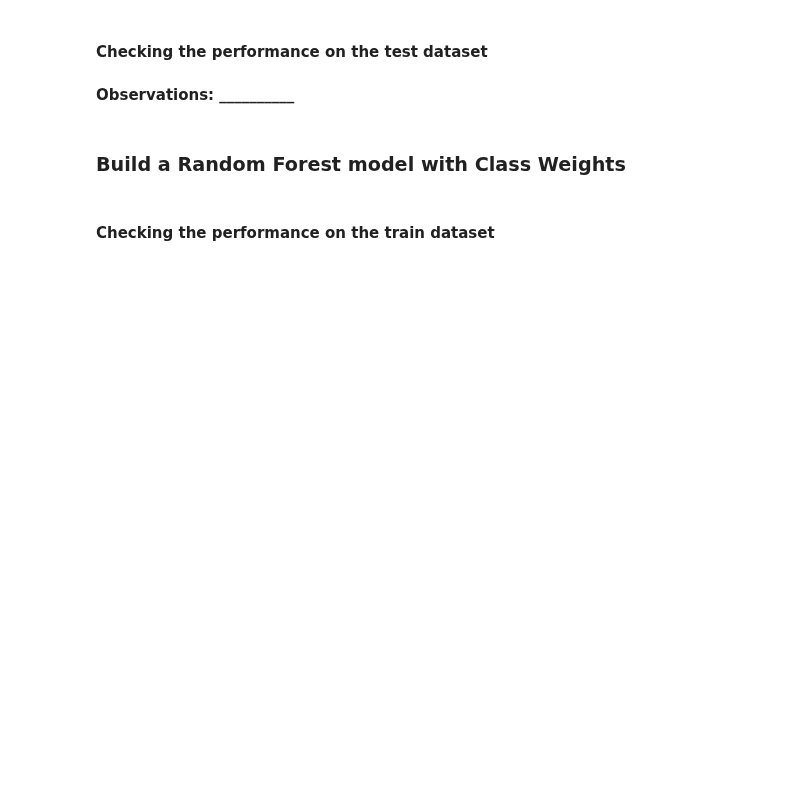
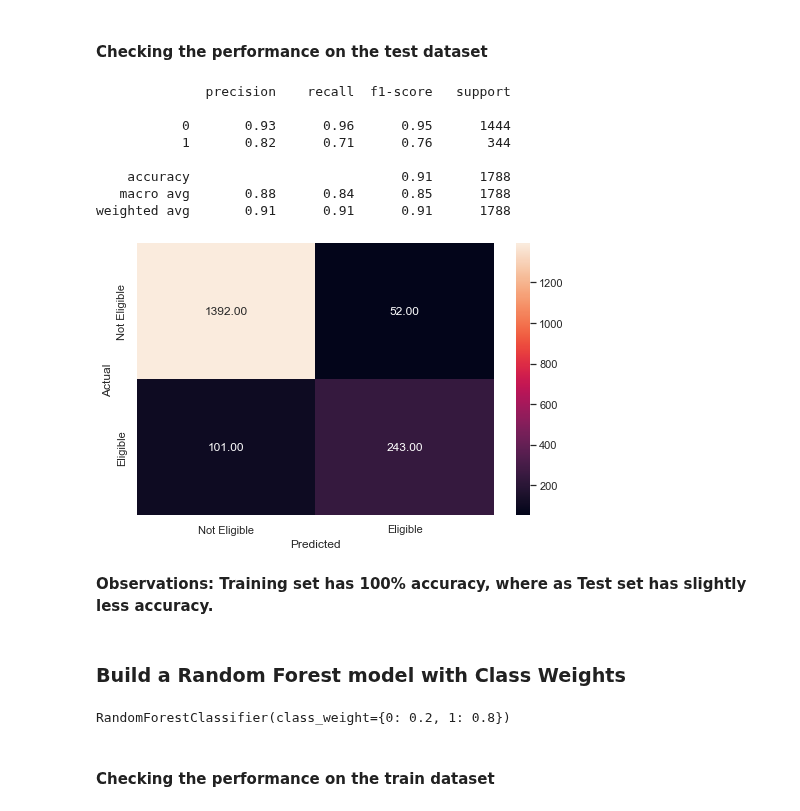
Before and after one commit to asadTariq666/Python_work, a Jupyter notebook: Loan Default Classification/Reference_Notebook_Milestone_2_Classification.ipynb, the cells around one changed output. Saved outputs shown, nothing was run; the diff lists cells and outputs as text; code cells hidden in the pictures; blank space fills up the shorter version.

```diff
--- a/Loan Default Classification/Reference_Notebook_Milestone_2_Classification.ipynb
+++ b/Loan Default Classification/Reference_Notebook_Milestone_2_Classification.ipynb
@@ -636,4 +634,5 @@ if (DELINQ > 0.5) and (DEBTINC > 34.81) and (DEBTINC > 34.826) and (DEBTINC > 43
 # Defining Random forest CLassifier
 # Remove _________ and complete the code
 
-___________________
+rf_clf = RandomForestClassifier()
+rf_clf.fit(X_train,y_train)
@@ -648,10 +665,26 @@ _______________
 # %%
 # Checking performance on the test data
 # Remove _________ and complete the code
 
-_______________
+
+
+rf_clf_test = rf_clf.predict(X_test)
+
+#checking the performance on the test dataset
+# Remove _________ and complete the code
+metrics_score(y_test,rf_clf_test)
+# %% [output]
+              precision    recall  f1-score   support
+
+           0       0.93      0.96      0.95      1444
+           1       0.82      0.71      0.76       344
+
+    accuracy                           0.91      1788
+   macro avg       0.88      0.84      0.85      1788
+weighted avg       0.91      0.91      0.91      1788
+[figure, added]
-# %% [markdown]
-**Observations: __________**
+# %% [markdown]
+**Observations: Training set has 100% accuracy, where as Test set has slightly less accuracy.**
 # %% [markdown]
 ### **Build a Random Forest model with Class Weights**
 # %%
@@ -659,12 +692,15 @@ _______________
 
 # Remove _________ and complete the code
 
-_____________________________
+rf_clf_weights = RandomForestClassifier(class_weight={0: 0.2, 1: 0.8})
+
 
 # Fitting Random Forest model
 # Remove _________ and complete the code
 
-_______________
+rf_clf_weights.fit(X_train,y_train)
+# %% [output]
+RandomForestClassifier(class_weight={0: 0.2, 1: 0.8})
 # %% [markdown]
 #### Checking the performance on the train dataset
 # %%
```
Also changed, not shown: parts of 19 cells of this notebook.
